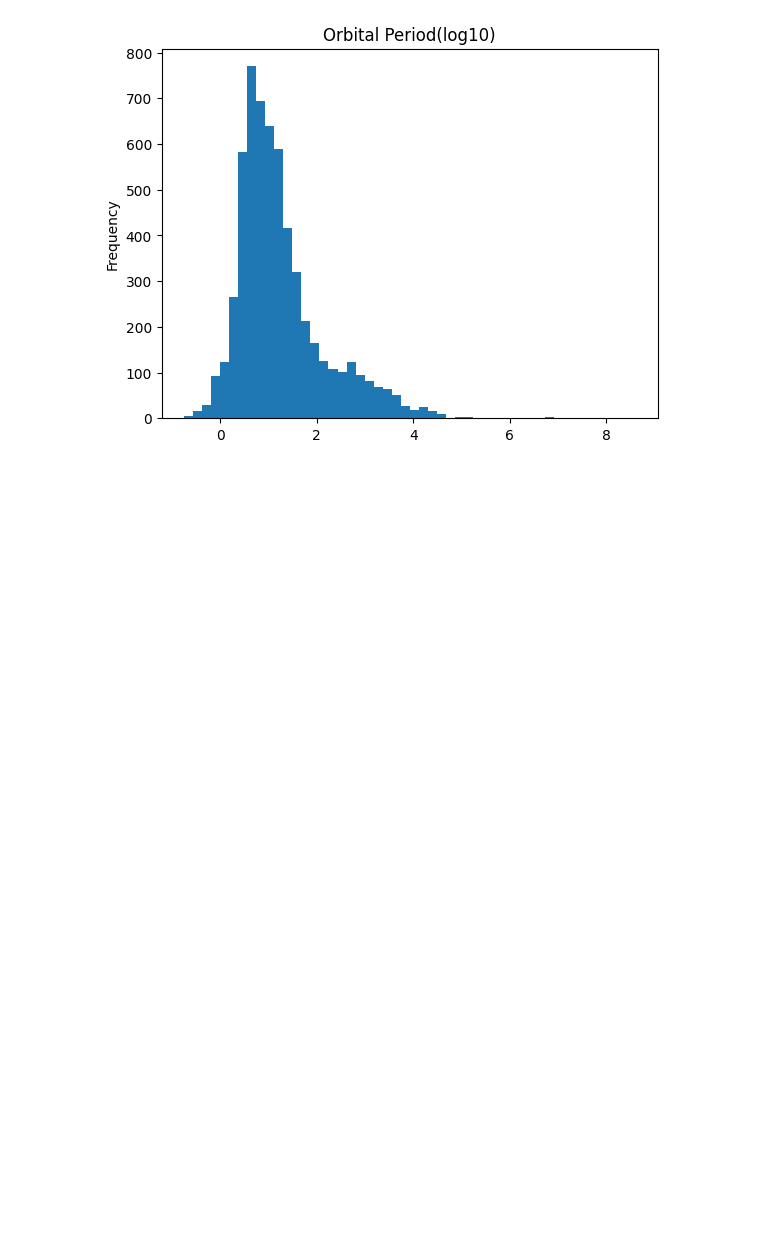
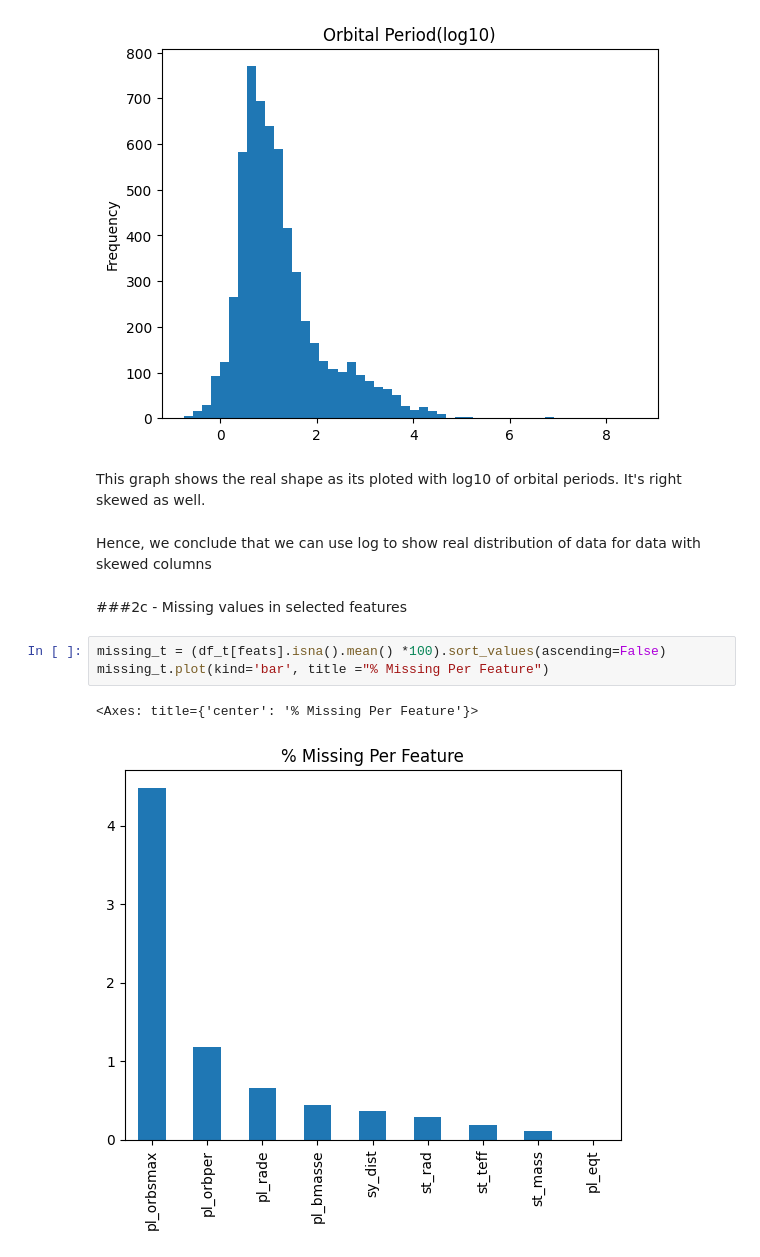
Before and after one commit to Xrash09/CSA-AI-ML, a Jupyter notebook: data_analysis.ipynb, the cells around one changed output. Saved outputs shown, nothing was run; the diff lists cells and outputs as text; blank space fills up the shorter version.

Commit message:
Worked on Part 2 EDA in file: raw and log analysis of orbital period , missing values  and scatter plots of distance v/s equilibrium temperature and stellar temperature v/s equilibrium temperature

```diff
--- a/data_analysis.ipynb
+++ b/data_analysis.ipynb
@@ -132,3 +135,15 @@ np.log10(df_t["pl_orbper"]).plot(kind ="hist" , bins =50 , title="Orbital Period
 # %% [output]
 <Axes: title={'center': 'Orbital Period(log10)'}, ylabel='Frequency'>
 [figure]
+# %% [markdown]
+This graph shows the real shape as its ploted with log10 of orbital periods. It's right skewed as well.
+# %% [markdown]
+Hence, we conclude that we can use log to show real distribution of data for data with skewed columns
+# %% [markdown]
+###2c - Missing values in selected features
+# %%
+missing_t = (df_t[feats].isna().mean() *100).sort_values(ascending=False)
+missing_t.plot(kind='bar', title ="% Missing Per Feature")
+# %% [output]
+<Axes: title={'center': '% Missing Per Feature'}>
+[figure, added]
```
Also changed, not shown: parts of 10 cells of this notebook.
